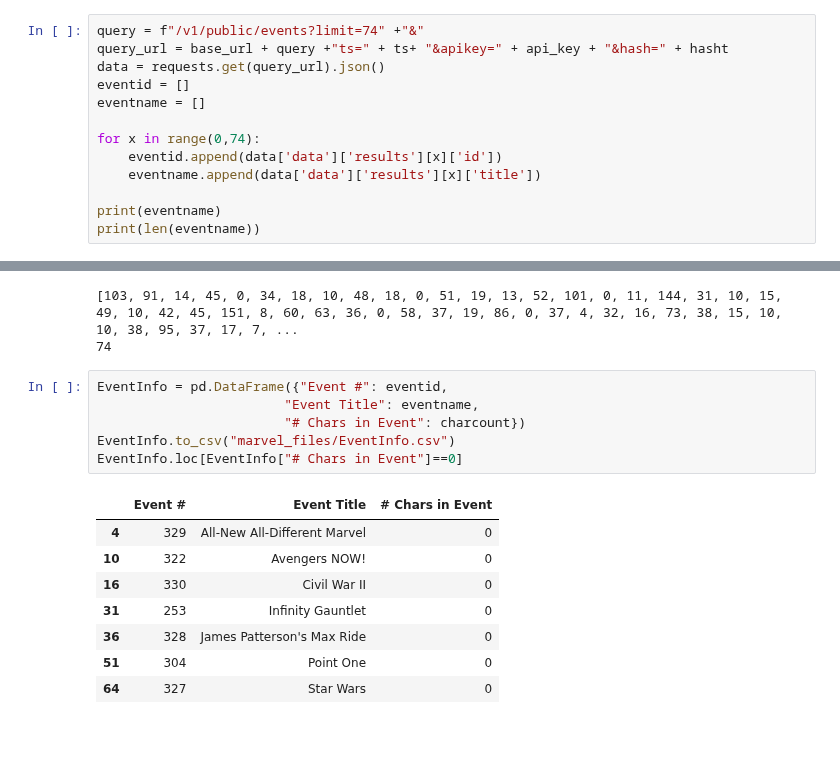
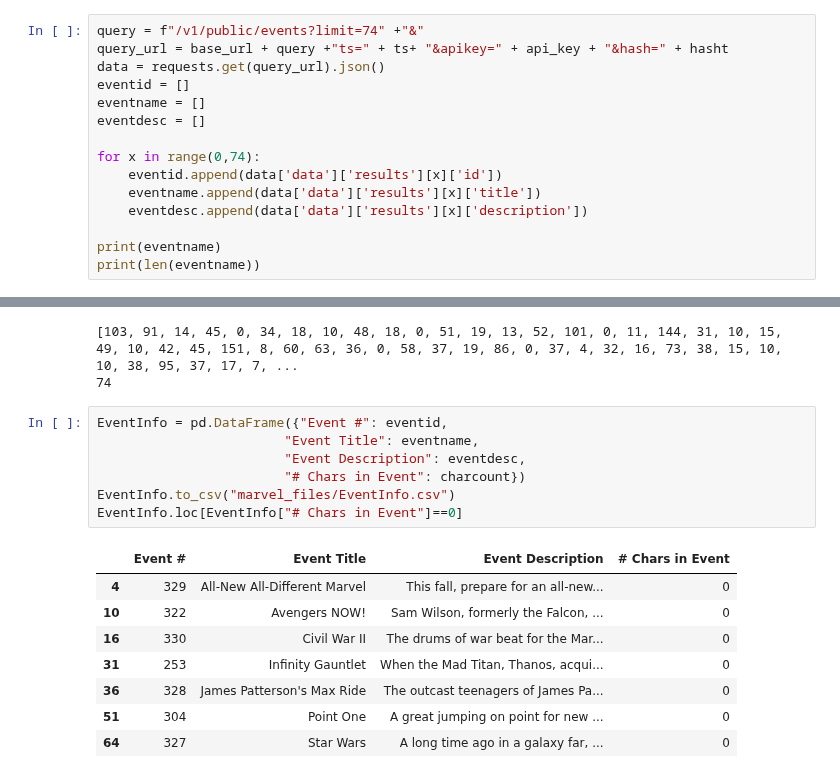
Before and after one commit to pnisenson/marvel-star, a Jupyter notebook: MarvelAPI.ipynb, the cells around one changed output, grey strips where cells are left out. Drawn from its saved outputs; the diff is of its cells as text; blank space fills up the shorter version.

```diff
--- a/MarvelAPI.ipynb
+++ b/MarvelAPI.ipynb
@@ -94,10 +94,12 @@ query_url = base_url + query +"ts=" + ts+ "&apikey=" + api_key + "&hash=" + hash
 data = requests.get(query_url).json()
 eventid = []
 eventname = []
+eventdesc = []
 
 for x in range(0,74):
     eventid.append(data['data']['results'][x]['id'])
     eventname.append(data['data']['results'][x]['title'])
+    eventdesc.append(data['data']['results'][x]['description'])
 
 print(eventname)
 print(len(eventname))
@@ -131,18 +133,19 @@ print(len(charcount))
 # %%
 EventInfo = pd.DataFrame({"Event #": eventid,
                         "Event Title": eventname,
+                        "Event Description": eventdesc,
                         "# Chars in Event": charcount})
 EventInfo.to_csv("marvel_files/EventInfo.csv")
 EventInfo.loc[EventInfo["# Chars in Event"]==0]
 # %% [output]
-|  | Event # | Event Title | # Chars in Event |
-| 4 | 329 | All-New All-Different Marvel | 0 |
-| 10 | 322 | Avengers NOW! | 0 |
-| 16 | 330 | Civil War II | 0 |
-| 31 | 253 | Infinity Gauntlet | 0 |
-| 36 | 328 | James Patterson's Max Ride | 0 |
-| 51 | 304 | Point One | 0 |
-| 64 | 327 | Star Wars | 0 |
+|  | Event # | Event Title | Event Description | # Chars in Event |
+| 4 | 329 | All-New All-Different Marvel | This fall, prepare for an all-new... | 0 |
+| 10 | 322 | Avengers NOW! | Sam Wilson, formerly the Falcon, ... | 0 |
+| 16 | 330 | Civil War II | The drums of war beat for the Mar... | 0 |
+| 31 | 253 | Infinity Gauntlet | When the Mad Titan, Thanos, acqui... | 0 |
+| 36 | 328 | James Patterson's Max Ride | The outcast teenagers of James Pa... | 0 |
+| 51 | 304 | Point One | A great jumping on point for new ... | 0 |
+| 64 | 327 | Star Wars | A long time ago in a galaxy far, ... | 0 |
 # %%
 # Let's get up to the first 100 characters from each event
 charidByE = []
```
Also changed, not shown: parts of 4 cells of this notebook, 2 other files.
